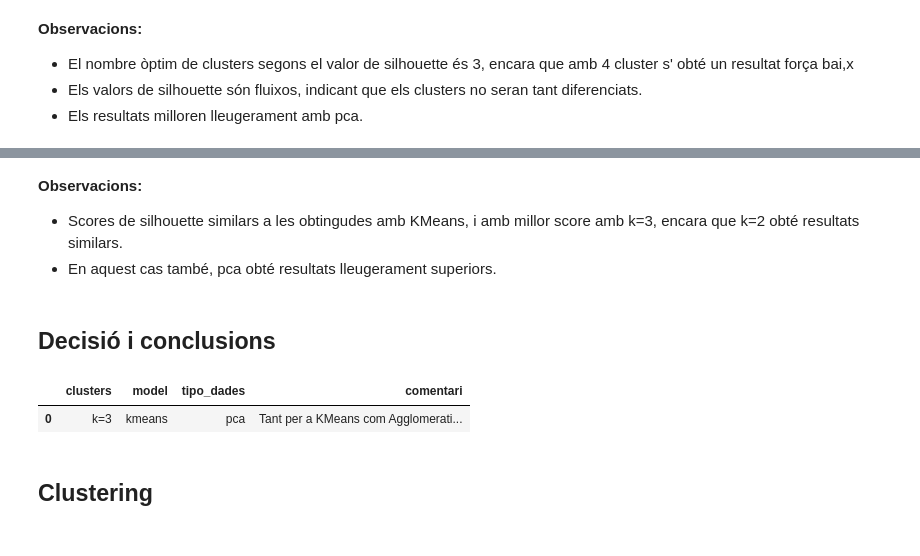
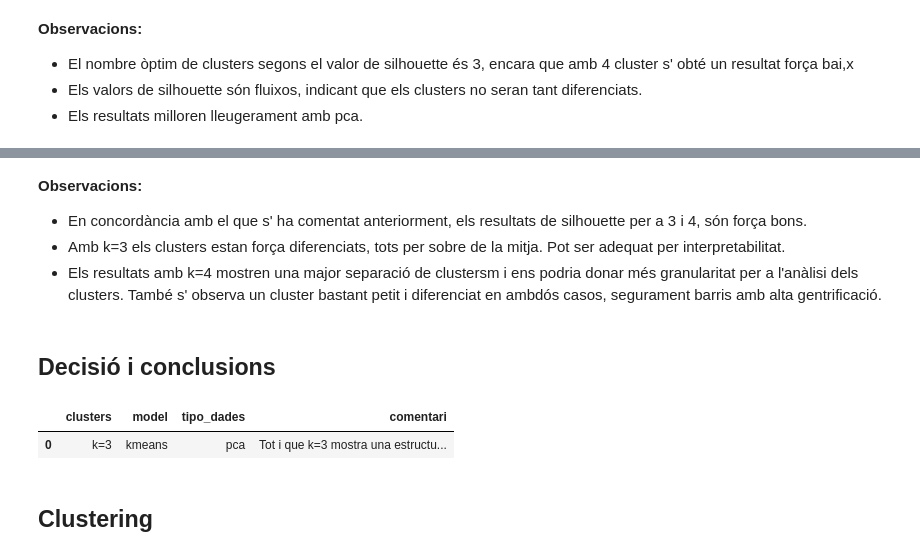
Before and after one commit to joseprau/tfm_gentrificacio_bcn, a Jupyter notebook: notebooks/modelling.ipynb, the cells around one changed output, grey strips where cells are left out. Cells and saved outputs as stored; diff of their text form; code cells hidden in the pictures.

```diff
--- a/notebooks/modelling.ipynb
+++ b/notebooks/modelling.ipynb
@@ -320,19 +325,20 @@ plot_seleccio_kmeans(tmp_dict, "2015", "seleccio_k_2015.png")
 # %% [markdown]
 **Observacions:**
-- Scores de silhouette similars a les obtingudes amb KMeans, i amb millor score amb k=3, encara que k=2 obté resultats similars.
-- En aquest cas també, pca obté resultats lleugerament superiors.
+- En concordància amb el que s' ha comentat anteriorment, els resultats de silhouette per a 3 i 4, són força bons.
+- Amb k=3 els clusters estan força diferenciats, tots per sobre de la mitja. Pot ser adequat per interpretabilitat.
+- Els resultats amb k=4 mostren una major separació de clustersm i ens podria donar més granularitat per a l'anàlisi dels clusters. També s' observa un cluster bastant petit i diferenciat en ambdós casos, segurament barris amb alta gentrificació.
 # %% [markdown]
 ## Decisió i conclusions
 # %%
 conclusions_df23 = {"clusters": "k=3",
                     "model": "kmeans",
                     "tipo_dades": "pca",
-                    "comentari": "Tant per a KMeans com Agglomerative, i amb mètode de colze i valors de silhouette, el nombre òptim de cluster és k=3. Utilitzarem kmeans per interpretabilitat i coneixements ja que Agglomerative no millora substancialment el clustering."}
+                    "comentari": "Tot i que k=3 mostra una estructura més simple i interpretable, se selecciona k=4 perpoder identificar perfils de barris més diferenciats i identificables."}
 
 pd.DataFrame([conclusions_df23])
 # %% [output]
 |  | clusters | model | tipo_dades | comentari |
-| 0 | k=3 | kmeans | pca | Tant per a KMeans com Agglomerati... |
+| 0 | k=3 | kmeans | pca | Tot i que k=3 mostra una estructu... |
 # %% [markdown]
 ## Clustering
 # %%
```
Also changed, not shown: parts of 5 cells of this notebook, 4 other files.
